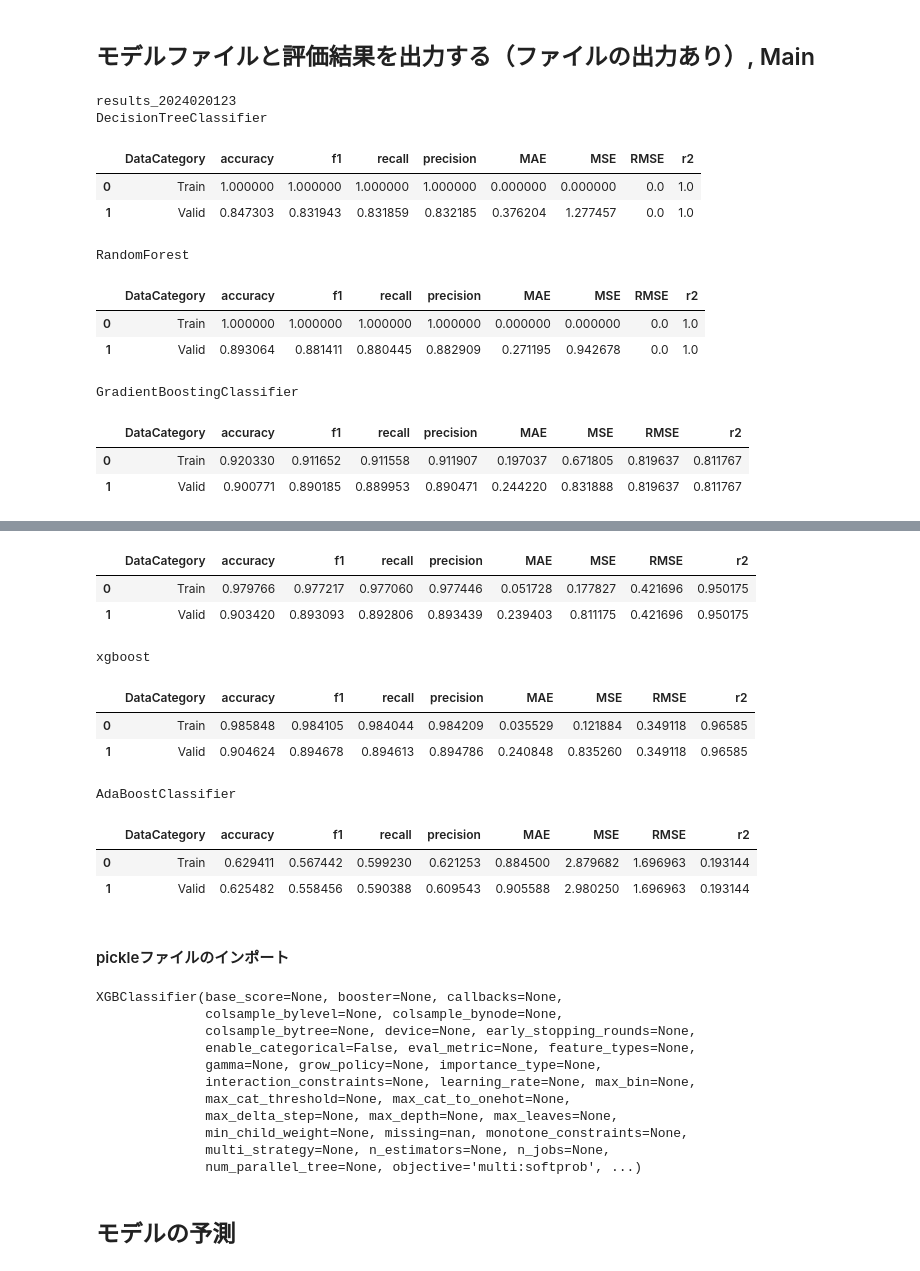
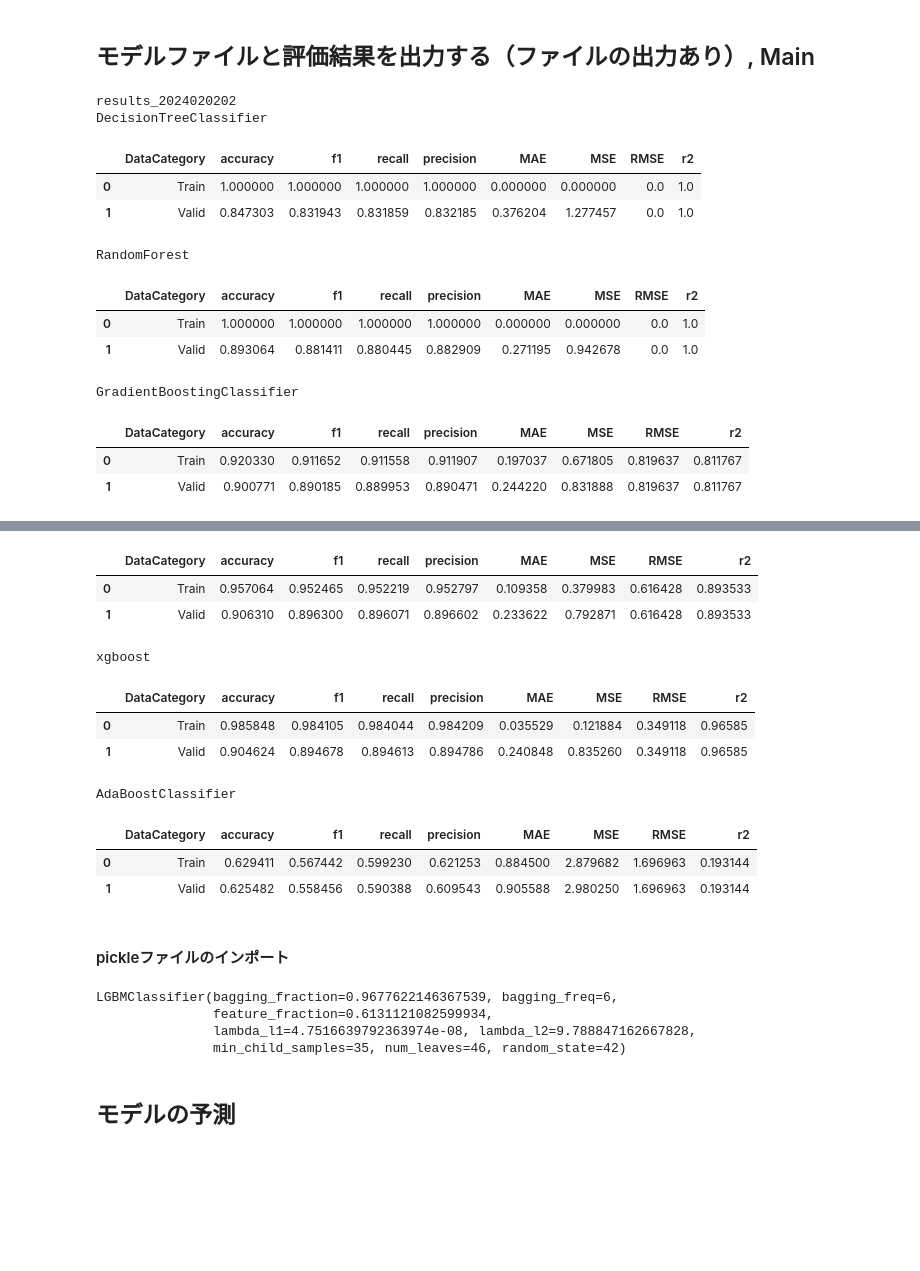
Before and after one commit to CheeseGue/DataScience, a Jupyter notebook: GithubWithKaggle/model-obesity.ipynb, the cells around one changed output, grey strips where cells are left out. Saved outputs shown, nothing was run; the diff lists cells and outputs as text; code cells hidden in the pictures; blank space fills up the shorter version.

Commit message:
Kaggle Notebook | Model_Obesity | Version 17

```diff
--- a/GithubWithKaggle/model-obesity.ipynb
+++ b/GithubWithKaggle/model-obesity.ipynb
@@ -113,6 +113,24 @@ cat_params = {'iterations': 526,
     'depth': 3,
     'min_data_in_leaf': 13,
     'learning_rate': 0.0008029819794568197}
+
+# lgb_params = {'lambda_l1': 3.472572189579924,
+#               'lambda_l2': 5.65011075475064e-07,
+#               'num_leaves': 68,
+#               'feature_fraction': 0.5294194831129171,
+#               'bagging_fraction': 0.8685889386566175,
+#               'bagging_freq': 5,
+#               'min_child_samples': 64,
+#              'random_state': 42}
+
+lgb_params = {'lambda_l1': 4.7516639792363974e-08,
+              'lambda_l2': 9.788847162667828,
+              'num_leaves': 46,
+              'feature_fraction': 0.6131121082599934,
+              'bagging_fraction': 0.9677622146367539,
+              'bagging_freq': 6,
+              'min_child_samples': 35,
+             'random_state': 42}
 # %% [markdown]
 ## モデルファイルと評価結果を出力する（ファイルの出力あり）, Main
 # %%
@@ -202,7 +220,7 @@ print(target_output_dir)
 models = {'DecisionTreeClassifier': DecisionTreeClassifier(random_state=42),
           'RandomForest':RandomForestClassifier(random_state=42),
           'GradientBoostingClassifier':GradientBoostingClassifier(random_state=42),
-          'lightgbm': LGBMClassifier(random_state=42),
+          'lightgbm': LGBMClassifier(**lgb_params),
           'xgboost': XGBClassifier(random_state=42),
 #           'BaggingClassifier': BaggingClassifier(random_state=42),
           'AdaBoostClassifier': AdaBoostClassifier(random_state=42),
@@ -239,7 +257,7 @@ score_all.to_csv(score_path, index=False)
 importance_all.to_csv(importance_path, index=False)
 cols.to_csv(cols_path, index=False)
 # %% [output]
-results_2024020123
+results_2024020202
 DecisionTreeClassifier
 |  | DataCategory | accuracy | f1 | recall | precision | MAE | MSE | RMSE | r2 |
 | 0 | Train | 1.000000 | 1.000000 | 1.000000 | 1.000000 | 0.000000 | 0.000000 | 0.0 | 1.0 |
@@ -268,6 +290,6 @@ And if memory is not enough, you can set `force_col_wise=true`.
 |  | DataCategory | accuracy | f1 | recall | precision | MAE | MSE | RMSE | r2 |
-| 0 | Train | 0.979766 | 0.977217 | 0.977060 | 0.977446 | 0.051728 | 0.177827 | 0.421696 | 0.950175 |
-| 1 | Valid | 0.903420 | 0.893093 | 0.892806 | 0.893439 | 0.239403 | 0.811175 | 0.421696 | 0.950175 |
+| 0 | Train | 0.957064 | 0.952465 | 0.952219 | 0.952797 | 0.109358 | 0.379983 | 0.616428 | 0.893533 |
+| 1 | Valid | 0.906310 | 0.896300 | 0.896071 | 0.896602 | 0.233622 | 0.792871 | 0.616428 | 0.893533 |
 xgboost
 |  | DataCategory | accuracy | f1 | recall | precision | MAE | MSE | RMSE | r2 |
 | 0 | Train | 0.985848 | 0.984105 | 0.984044 | 0.984209 | 0.035529 | 0.121884 | 0.349118 | 0.96585 |
@@ -281,7 +303,7 @@ AdaBoostClassifier
 # %%
 import pickle
 
-model_name = 'model_xgboost.pickle'
+model_name = 'model_lightgbm.pickle'
 
 model_path = os.path.join(target_output_dir, model_name)
 
@@ -290,17 +312,10 @@ with open(model_path, mode='rb') as f:
 
 print(model)
 # %% [output]
-XGBClassifier(base_score=None, booster=None, callbacks=None,
-              colsample_bylevel=None, colsample_bynode=None,
-              colsample_bytree=None, device=None, early_stopping_rounds=None,
-              enable_categorical=False, eval_metric=None, feature_types=None,
-              gamma=None, grow_policy=None, importance_type=None,
-              interaction_constraints=None, learning_rate=None, max_bin=None,
-              max_cat_threshold=None, max_cat_to_onehot=None,
-              max_delta_step=None, max_depth=None, max_leaves=None,
-              min_child_weight=None, missing=nan, monotone_constraints=None,
-              multi_strategy=None, n_estimators=None, n_jobs=None,
-              num_parallel_tree=None, objective='multi:softprob', ...)
+LGBMClassifier(bagging_fraction=0.9677622146367539, bagging_freq=6,
+               feature_fraction=0.6131121082599934,
+               lambda_l1=4.7516639792363974e-08, lambda_l2=9.788847162667828,
+               min_child_samples=35, num_leaves=46, random_state=42)
 # %% [markdown]
 ## モデルの予測
 # %%
```
Also changed, not shown: parts of 3 cells of this notebook.
